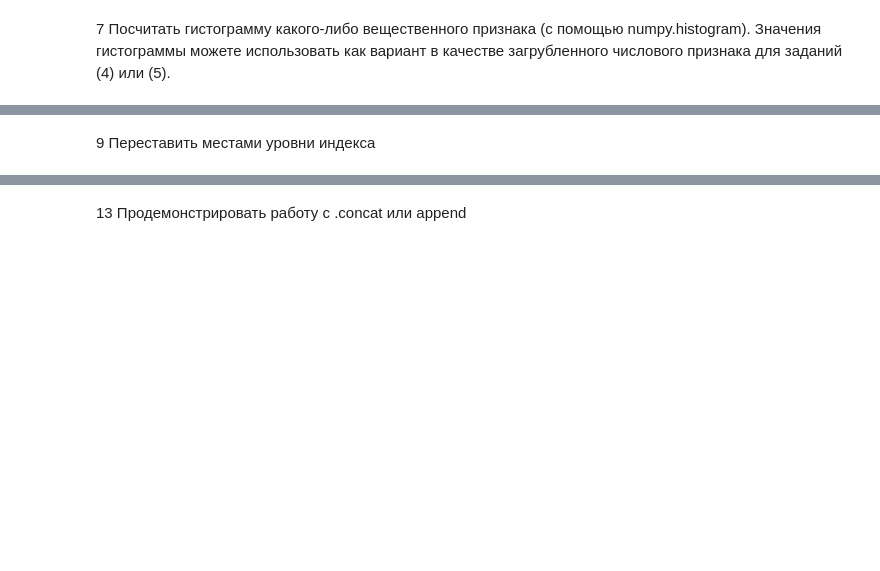
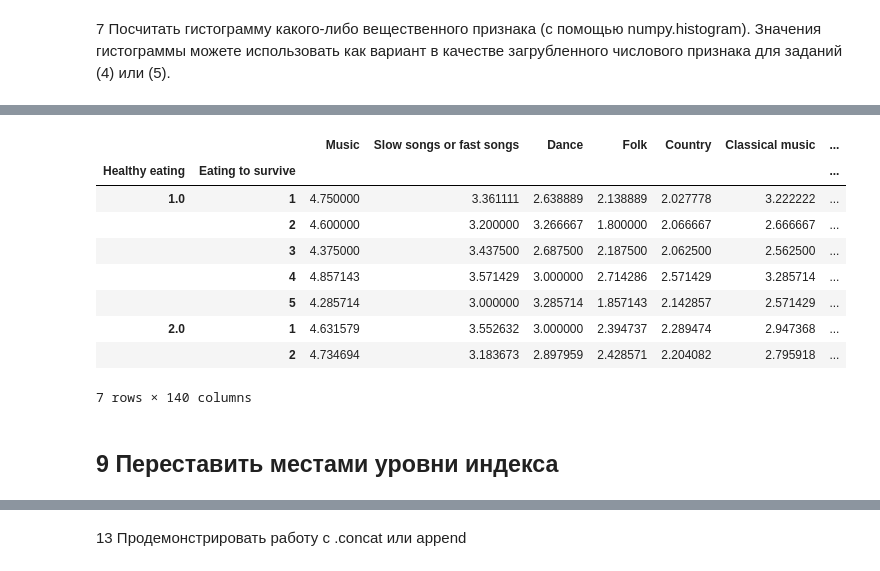
Before and after one commit to LinarKulinar/Data-Analysis-Tools-SSAU, a Jupyter notebook: Lab_1_Pandas_6133_Akhmetov.ipynb, the cells around one changed output, grey strips where cells are left out. Saved outputs shown, nothing was run; the diff lists cells and outputs as text; code cells hidden in the pictures; blank space fills up the shorter version.

```diff
--- a/Lab_1_Pandas_6133_Akhmetov.ipynb
+++ b/Lab_1_Pandas_6133_Akhmetov.ipynb
@@ -440,2 +543,16 @@ https://pbpython.com/pandas-pivot-table-explained.html
+# %%
+multi_indexed_data = data.groupby(['Healthy eating', 'Eating to survive']).mean()
+multi_indexed_data.head(7)
+# %% [output]
+|  |  | Music | Slow songs or fast songs | Dance | Folk | Country | Classical music | ... |
+| Healthy eating | Eating to survive |  |  |  |  |  |  | ... |
+| 1.0 | 1 | 4.750000 | 3.361111 | 2.638889 | 2.138889 | 2.027778 | 3.222222 | ... |
+|  | 2 | 4.600000 | 3.200000 | 3.266667 | 1.800000 | 2.066667 | 2.666667 | ... |
+|  | 3 | 4.375000 | 3.437500 | 2.687500 | 2.187500 | 2.062500 | 2.562500 | ... |
+|  | 4 | 4.857143 | 3.571429 | 3.000000 | 2.714286 | 2.571429 | 3.285714 | ... |
+|  | 5 | 4.285714 | 3.000000 | 3.285714 | 1.857143 | 2.142857 | 2.571429 | ... |
+| 2.0 | 1 | 4.631579 | 3.552632 | 3.000000 | 2.394737 | 2.289474 | 2.947368 | ... |
+|  | 2 | 4.734694 | 3.183673 | 2.897959 | 2.428571 | 2.204082 | 2.795918 | ... |
+7 rows × 140 columns
 # %% [markdown]
-9 Переставить местами уровни индекса
+## 9 Переставить местами уровни индекса
```
Also changed, not shown: parts of 36 cells of this notebook.
